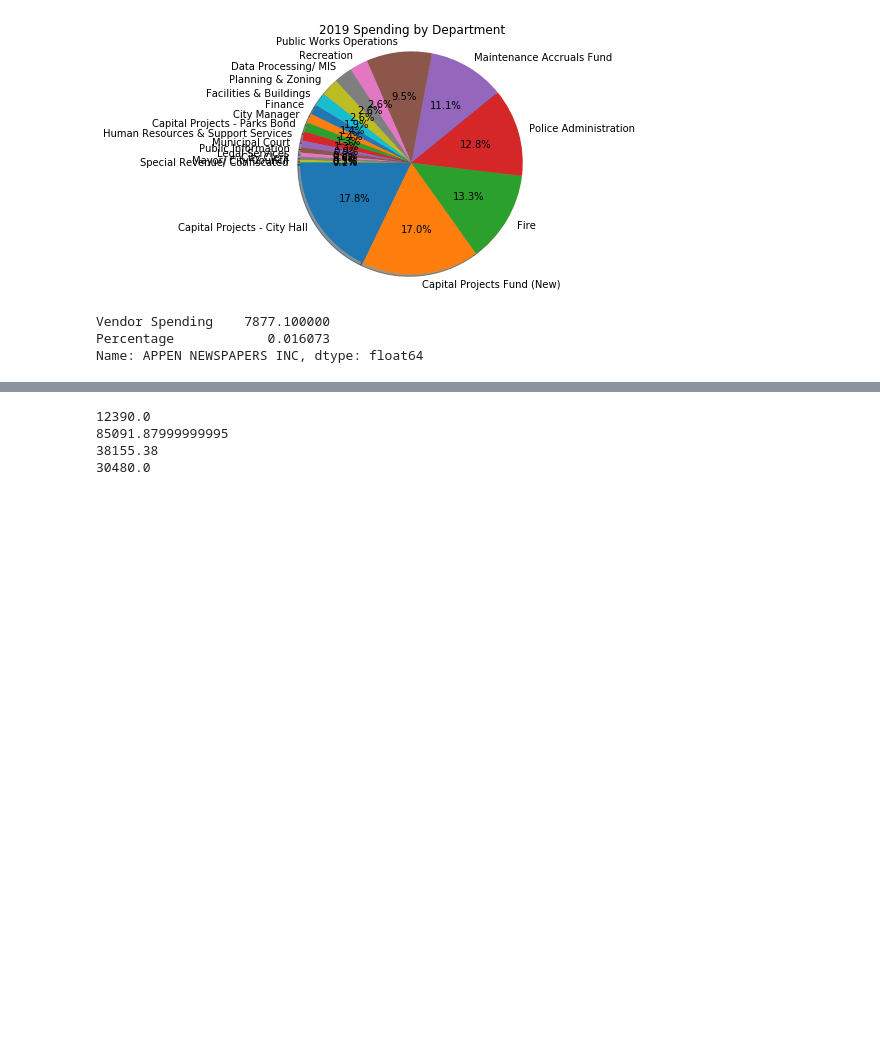
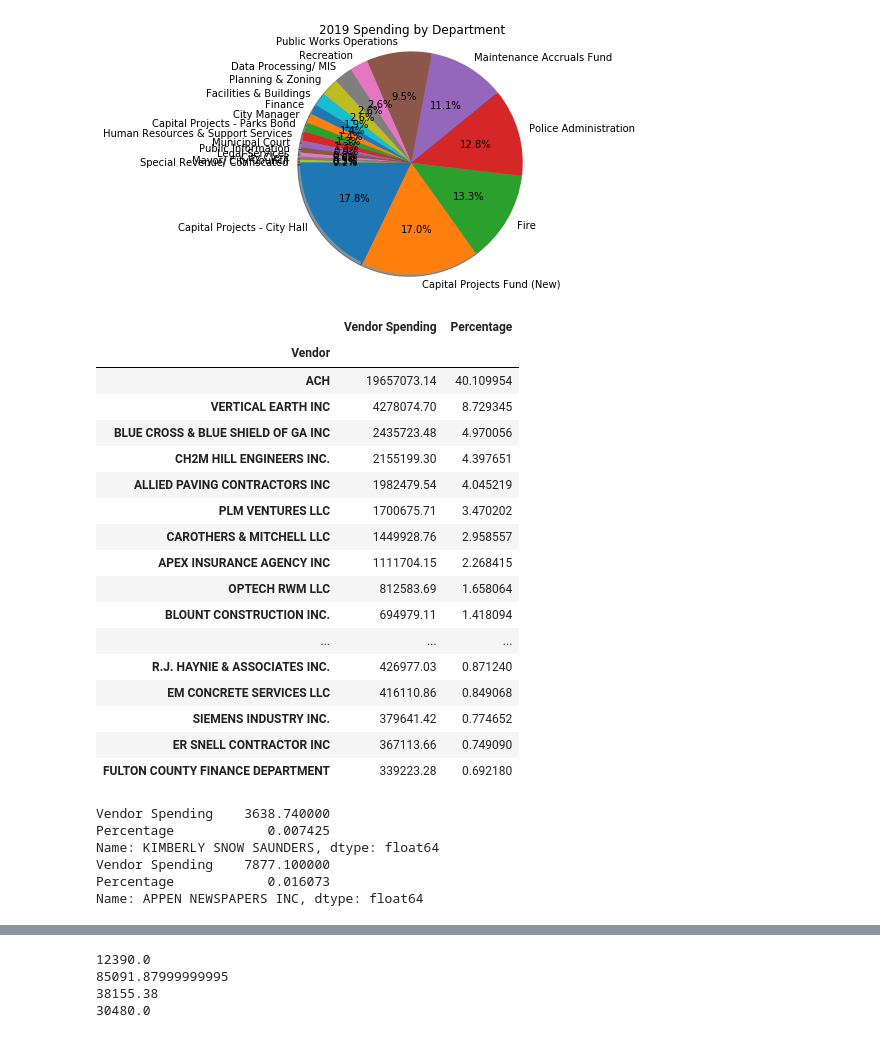
Before and after one commit to projekt888/Georgia-Tech-Analytics, a Jupyter notebook: Other/JohnsCreekCitySpending.ipynb, the cells around one changed output, grey strips where cells are left out. Drawn from its saved outputs; the diff is of its cells as text; code cells hidden in the pictures; blank space fills up the shorter version.

```diff
--- a/Other/JohnsCreekCitySpending.ipynb
+++ b/Other/JohnsCreekCitySpending.ipynb
@@ -116,20 +96,42 @@ plt.show()
 # %%
 de = df.groupby(['Vendor'])
 ge = de.sum()
 dptv_spend = ge['Amount']
 
 frame = { 'Vendor Spending': dptv_spend}
 resultv = pd.DataFrame(frame)
 total = resultv['Vendor Spending'].sum()
 
 resultv['Percentage'] = (resultv['Vendor Spending']/total)*100
 
 resultv = resultv.sort_values(by=['Percentage'],ascending=False)
 resultv.head(20)
-
-resultv.loc['KIMBERLY SNOW SAUNDERS']
-resultv.loc['APPEN NEWSPAPERS INC']
 # %% [output]
-Vendor Spending    7877.100000
-Percentage            0.016073
-Name: APPEN NEWSPAPERS INC, dtype: float64
+|  | Vendor Spending | Percentage |
+| Vendor |  |  |
+| ACH | 19657073.14 | 40.109954 |
+| VERTICAL EARTH INC | 4278074.70 | 8.729345 |
+| BLUE CROSS & BLUE SHIELD OF GA INC | 2435723.48 | 4.970056 |
+| CH2M HILL ENGINEERS INC. | 2155199.30 | 4.397651 |
+| ALLIED PAVING CONTRACTORS INC | 1982479.54 | 4.045219 |
+| PLM VENTURES LLC | 1700675.71 | 3.470202 |
+| CAROTHERS & MITCHELL LLC | 1449928.76 | 2.958557 |
+| APEX INSURANCE AGENCY INC | 1111704.15 | 2.268415 |
+| OPTECH RWM LLC | 812583.69 | 1.658064 |
+| BLOUNT CONSTRUCTION INC. | 694979.11 | 1.418094 |
+| ... | ... | ... |
+| R.J. HAYNIE & ASSOCIATES INC. | 426977.03 | 0.871240 |
+| EM CONCRETE SERVICES LLC | 416110.86 | 0.849068 |
+| SIEMENS INDUSTRY INC. | 379641.42 | 0.774652 |
+| ER SNELL CONTRACTOR INC | 367113.66 | 0.749090 |
+| FULTON COUNTY FINANCE DEPARTMENT | 339223.28 | 0.692180 |
+# %%
+print(resultv.loc['KIMBERLY SNOW SAUNDERS'])
+print(resultv.loc['APPEN NEWSPAPERS INC'])
+# %% [output]
+Vendor Spending    3638.740000
+Percentage            0.007425
+Name: KIMBERLY SNOW SAUNDERS, dtype: float64
+Vendor Spending    7877.100000
+Percentage            0.016073
+Name: APPEN NEWSPAPERS INC, dtype: float64
```
Also changed, not shown: parts of 4 cells of this notebook.
